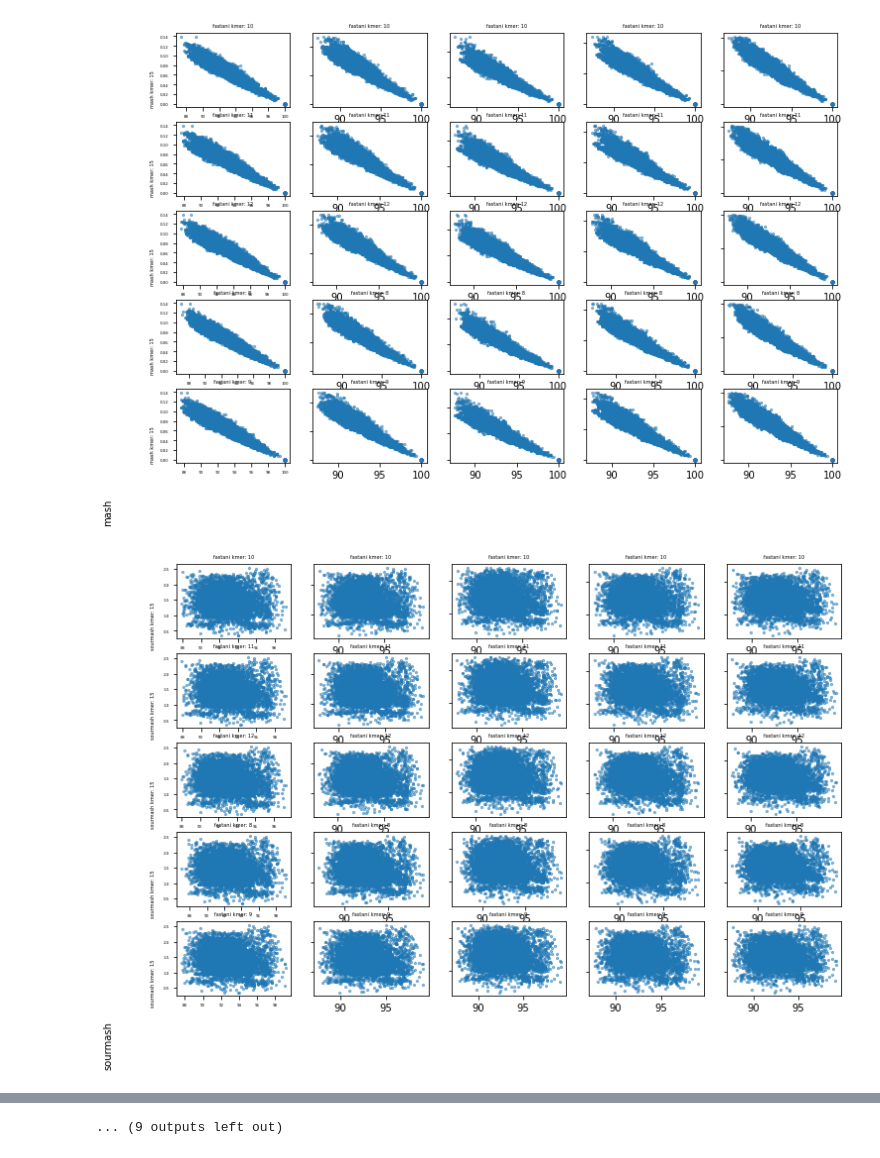
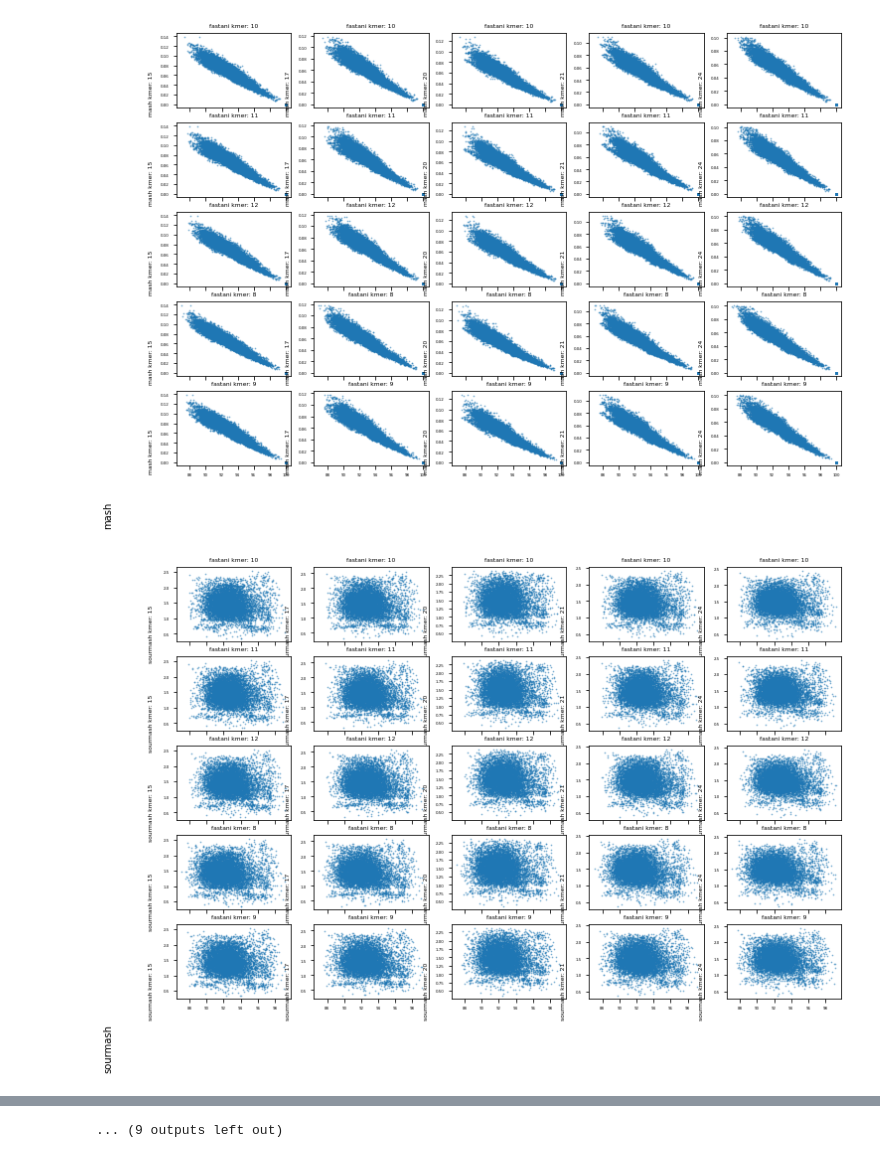
Before and after one commit to portillanath/phallet_pilot, a Jupyter notebook: 07.Graphing.ipynb, the cells around one changed output, grey strips where cells are left out. Saved outputs shown, nothing was run; the diff lists cells and outputs as text; code cells hidden in the pictures.

Commit message:
Actual version of the graphing with sorting

```diff
--- a/07.Graphing.ipynb
+++ b/07.Graphing.ipynb
@@ -87,48 +87,46 @@ for genus in subdirectories:
             print(f"No {my} data for {genus_name}")
 
 # Assuming merged_df is your DataFrame
-        for algorithm_mx in tool_mx:
-            for algorithm_my in tool_my:
-            # Subset the data for the current combination
-              if "algorithm" in mx_data.columns:
+    for algorithm_mx in tool_mx:
+        for algorithm_my in tool_my:
+        # Subset the data for the current combination
+            if "algorithm" in mx_data.columns:
                 df_subset_mx = mx_data[mx_data["algorithm"] == algorithm_mx]
                 kmer_values_mx = sorted(pd.unique(df_subset_mx[f"kmer_{mx}"]))
 
-              if "algorithm" in my_data.columns:
+            if "algorithm" in my_data.columns:
                 df_subset_my = my_data[my_data["algorithm"] == algorithm_my]
                 kmer_values_my = sorted(pd.unique(df_subset_my[f"kmer_{my}"]))
 
 # Create a scatterplot for each kmer combination
-              fig, axes = plt.subplots(len(kmer_values_mx), len(kmer_values_my), figsize=(12,8))
-              axes = axes.reshape(len(kmer_values_mx), len(kmer_values_my))
+            fig, axes = plt.subplots(len(kmer_values_mx), len(kmer_values_my), figsize=(12,8), sharex=True)
+            axes = axes.reshape(len(kmer_values_mx), len(kmer_values_my))
+
+            kmer_values_mx.sort()
+            kmer_values_my.sort()
 # Check if there are any valid combinations of kmer_values_mx and kmer_values_my
-              fig.text(0.04, 0.04, algorithm_my, va='center', rotation='vertical')
+            fig.text(0.04, 0.04, algorithm_my, va='center', rotation='vertical')
 
-              for i, mx_kmer in enumerate(kmer_values_mx):
-                 for j, my_kmer in enumerate(kmer_values_my):
+            for i, mx_kmer in enumerate(kmer_values_mx):
+                for j, my_kmer in enumerate(kmer_values_my):
         # Subset the data for the current kmer_mx and kmer_my
                     df_subset_mx_kmer = df_subset_mx[df_subset_mx[f"kmer_{mx}"] == mx_kmer]
                     df_subset_my_kmer = df_subset_my[df_subset_my[f"kmer_{my}"] == my_kmer]
                     # Check if there are any data points for the current kmer combination
                     merged_df = pd.merge(df_subset_mx_kmer, df_subset_my_kmer, on=["GenomeA", "GenomeB"], how="outer")
+                    merged_df.sort_values(by=[f"{mx}_distance",f"{my}_distance"], inplace=True)
         # Create a scatterplot for the current kmer_mx and kmer_my
-                    ax = axes[i, j]
-                    ax.set_title(f"{algorithm_mx} kmer: {mx_kmer}",fontsize=8)
-                    ax.tick_params(axis='both', which='major',labelsize=6)
-                    ax.scatter(merged_df[f"{mx}_distance"],merged_df[f"{my}_distance"],alpha=0.5,s=5)
-                          # Remove y-axis labels from subplots except for the leftmost column
-                    if j > 0:
-                       ax.set_yticklabels([])
-
-        # Set a single y-label scale on the left side of the panel
-                    if j == 0:
-                       ax.set_ylabel(f"{algorithm_my} kmer: {my_kmer}", rotation=90, ha='right', va='center',fontsize=8)
-                       ax.yaxis.set_label_coords(-0.2, 0.5)
+                    ax = axes[i,j]
+                    ax.set_title(f"{algorithm_mx} kmer: {kmer_values_mx[i]}",fontsize=6)
+                    ax.tick_params(axis='both', which='major',labelsize=4)
+                    ax.scatter(merged_df[f"{mx}_distance"],merged_df[f"{my}_distance"],alpha=0.5,s=0.5)
+                    ax.set_ylabel(f"{algorithm_my} kmer: {kmer_values_my[j]}", rotation=90, ha='right',fontsize=6)
+                    ax.yaxis.set_label_coords(-0.2, 0.5)
 
         # Save the current figure to a PDF file if there are valid combinations
-              pdf_filename = f"{genus_name}_{algorithm_mx}_{algorithm_my}.pdf"
-              with PdfPages(pdf_filename) as pdf:
-                  pdf.savefig(fig)
+            pdf_filename = f"{genus_name}_{algorithm_mx}_{algorithm_my}.pdf"
+            with PdfPages(pdf_filename) as pdf:
+                pdf.savefig(fig)
 # %% [output]
 ['/hpcfs/home/ciencias_biologicas/na.portilla10/phallet/Metrics_Results/Kuttervirus', '/hpcfs/home/ciencias_biologicas/na.portilla10/phallet/Metrics_Results/Tequintavirus', '/hpcfs/home/ciencias_biolo ...
 /hpcfs/home/ciencias_biologicas/na.portilla10/phallet/Metrics_Results/Kuttervirus
@@ -147,2 +145,2 @@ for genus in subdirectories:
-[figure, old version]
+[figure, new version]
-[figure, old version]
+[figure, new version]
```
Also changed, not shown: parts of 1 cell of this notebook.
